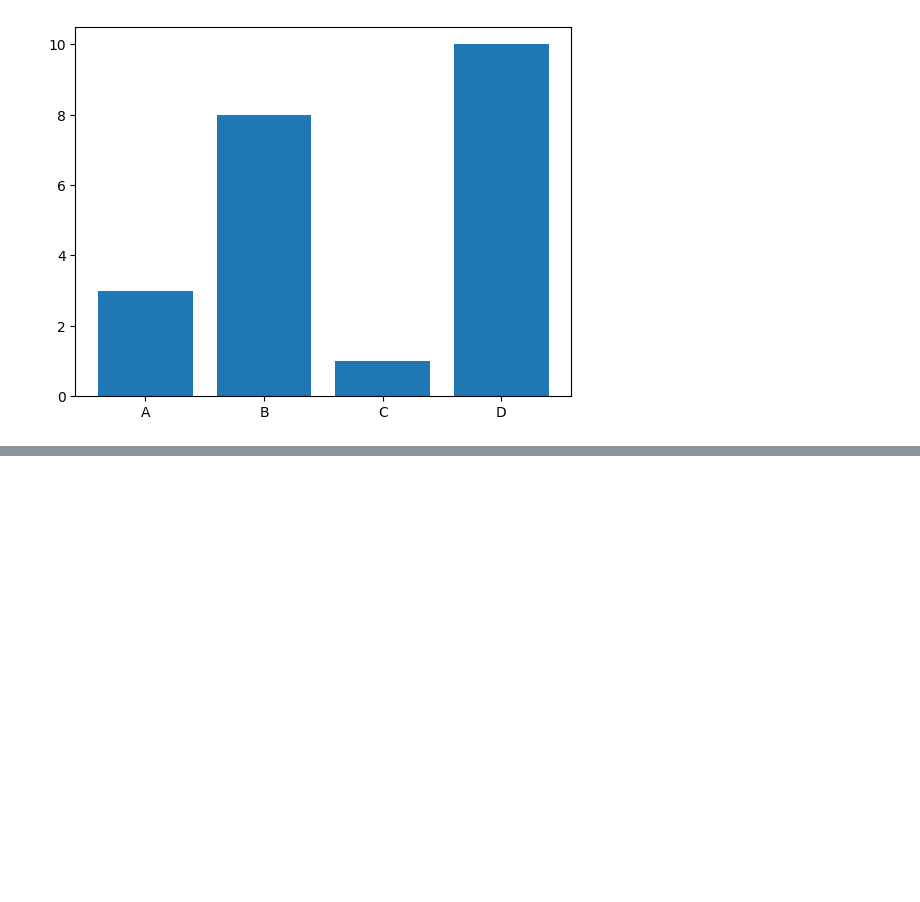
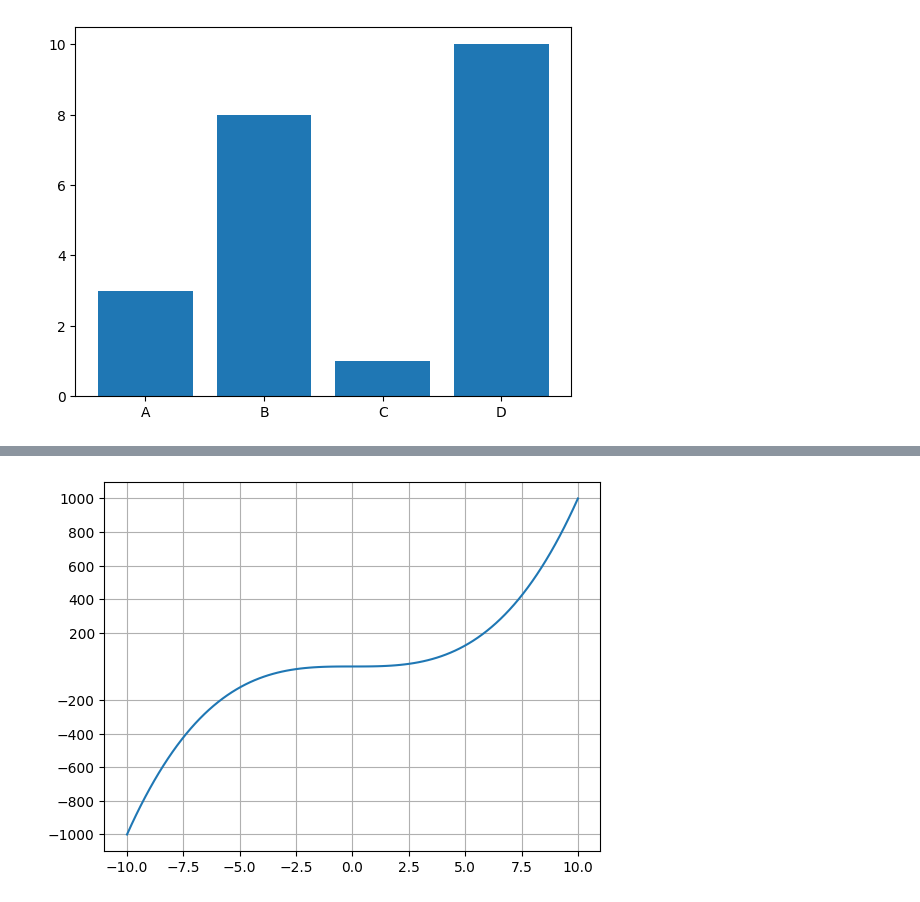
Before and after one commit to AbilashSP10/Python_Learning, a Jupyter notebook: MathPlotLib/Mathplotlib.ipynb, the cells around one changed output, grey strips where cells are left out. Drawn from its saved outputs; the diff is of its cells as text; code cells hidden in the pictures; blank space fills up the shorter version.

```diff
--- a/MathPlotLib/Mathplotlib.ipynb
+++ b/MathPlotLib/Mathplotlib.ipynb
@@ -295,0 +365,28 @@ plt.show()
+# %%
+import matplotlib.pyplot as plt
+import numpy as np
+
+# Sample data
+x = np.linspace(-10, 10, 100)
+y = x**3
+
+fig, ax = plt.subplots()
+ax.plot(x, y)
+
+# Generate Y-tick values in a specific range (e.g., from -1000 to 1000)
+# Step size = 200; exclude 0
+tick_min = -1000
+tick_max = 1000
+step = 200
+
+# Using numpy to include both negative and positive ticks
+ticks = np.arange(tick_min, tick_max + step, step)
+ticks = ticks[ticks != 0]  # remove 0
+
+# Apply custom ticks
+ax.set_yticks(ticks)
+
+plt.grid(True)
+plt.show()
+# %% [output]
+[figure, added]
```
Also changed, not shown: parts of 6 cells of this notebook, 1 other file.
